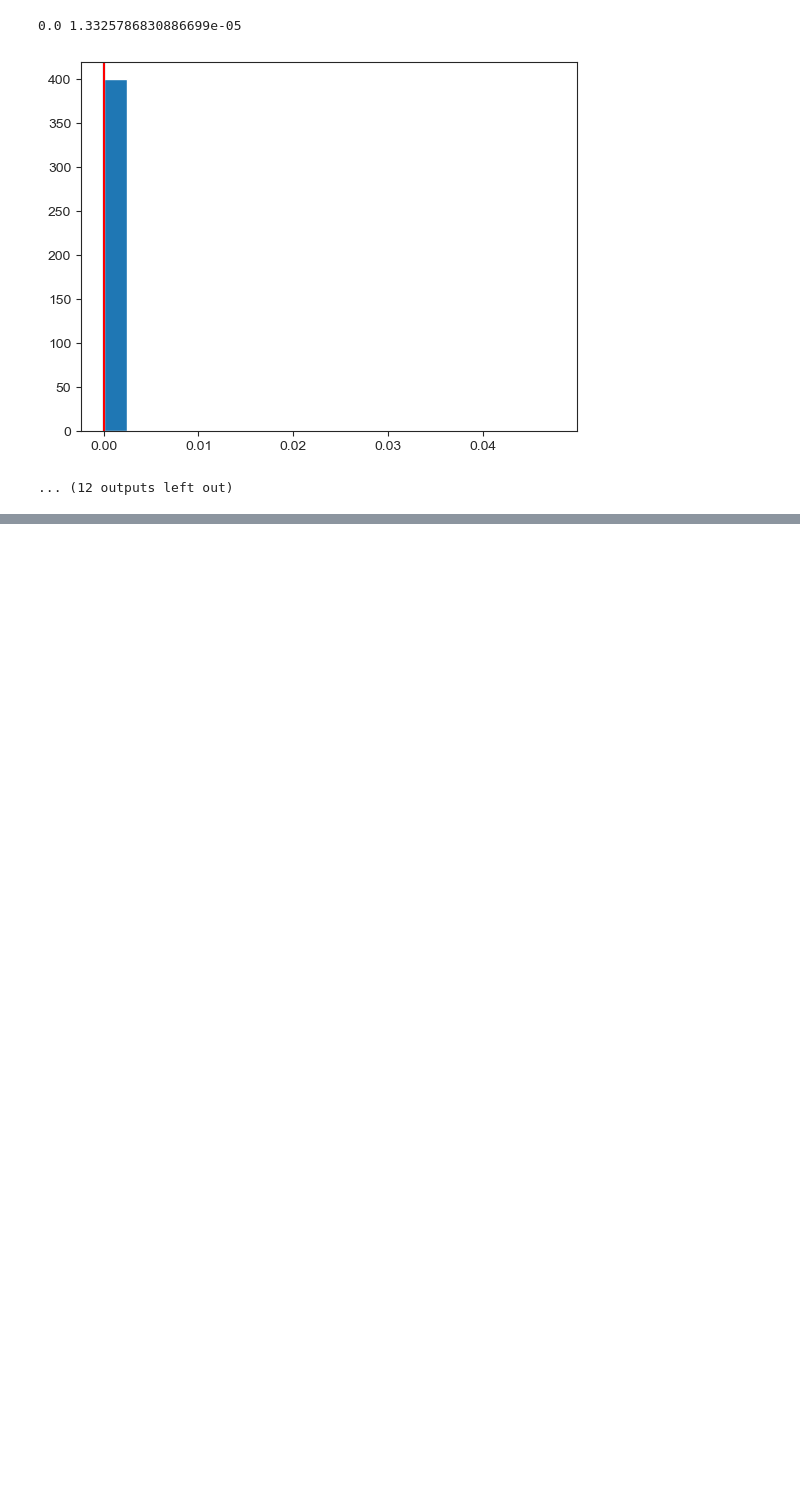
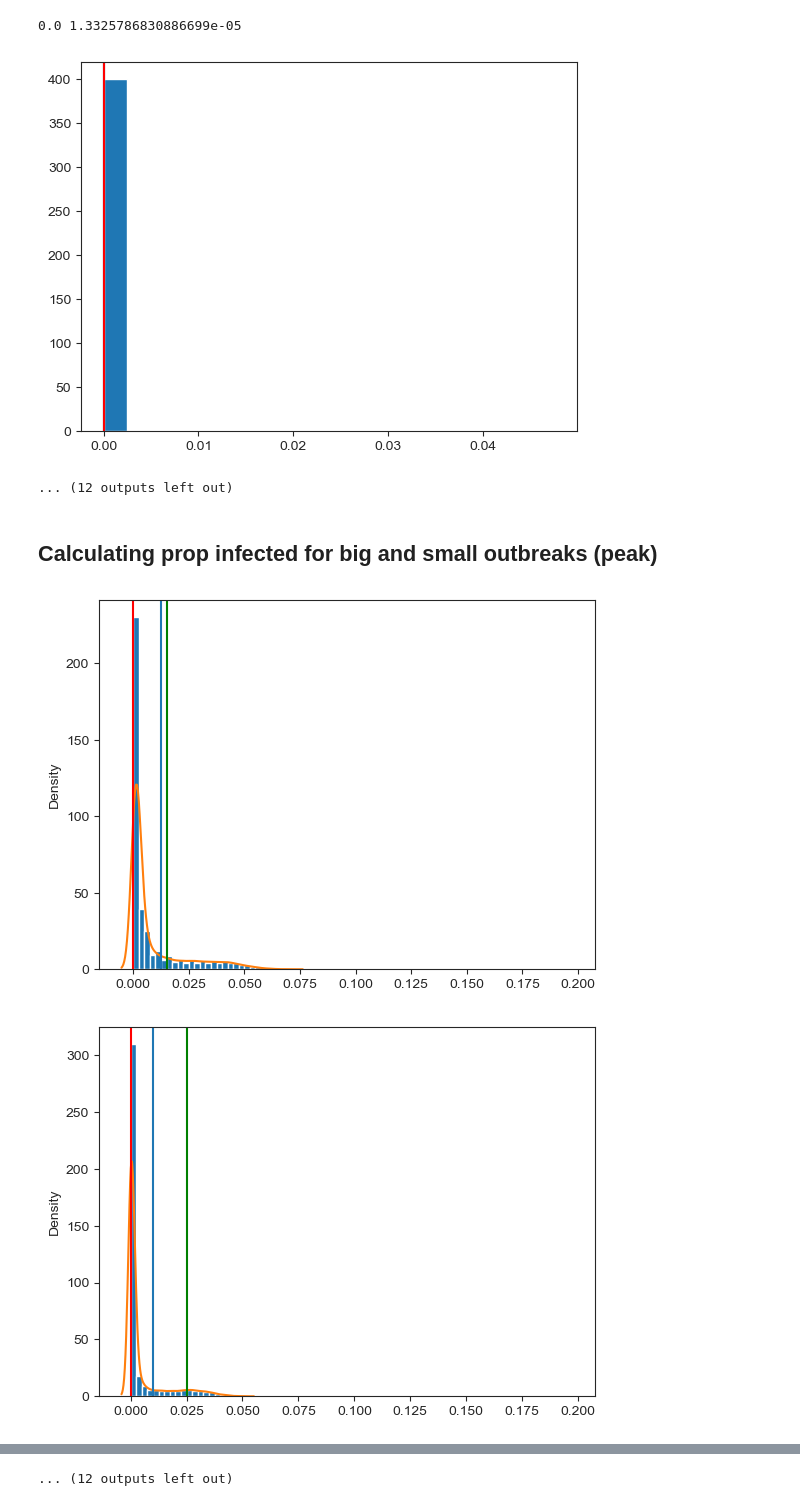
Before and after one commit to denisecammarota/HIT-dynamics, a Jupyter notebook: Analysis_SIR_Gillespie_Tau_Measles.ipynb, the cells around one changed output, grey strips where cells are left out. Cells and saved outputs as stored; diff of their text form; code cells hidden in the pictures; blank space fills up the shorter version.

Commit message:
added mean infected prob estimation

```diff
--- a/Analysis_SIR_Gillespie_Tau_Measles.ipynb
+++ b/Analysis_SIR_Gillespie_Tau_Measles.ipynb
@@ -472,3 +473,33 @@ for i in range(len(eps_res)):
 0.0 1.3325786830886699e-05
 [figure]
 ... (12 outputs left out)
+# %% [markdown]
+## Calculating prop infected for big and small outbreaks (peak)
+# %%
+eps_res = np.array([0.01,0.03,0.05,0.1])
+list_res_max = []
+list_res_min = []
+c = 4
+
+for i in range(len(eps_res)):
+    max_list_res = []
+    min_list_res = []
+    df = np.loadtxt(files[c])
+    for j in range(len(N_vec)):
+        a = plt.hist(df[j]/N_vec[j],bins = np.arange(0,0.2,0.0025), density = True)
+        sns.kdeplot(df[j]/N_vec[j])
+        n_half = np.argmin(abs(a[1]-(cases(3,0.2,eps_res[i],1/N_vec[j])/2)))
+        n_min = np.argmax(a[0][:n_half])
+        n_max = np.argmax(a[0][n_half:])
+        min_list_res.append(a[1][n_min])
+        max_list_res.append(a[1][n_half+n_max])
+        plt.axvline(a[1][n_min],color = 'red')
+        plt.axvline(a[1][n_half+n_max], color = 'green')
+        plt.axvline(n_half*0.0025)
+        plt.show()
+    list_res_max.append(max_list_res)
+    list_res_min.append(min_list_res)
+    c = c + 1
+# %% [output]
+[figure, added]
+[figure, added]
@@ -474,0 +516 @@ for i in range(len(eps_res)):
+... (12 outputs left out)
```
Also changed, not shown: parts of 17 cells of this notebook, 2 other files.
